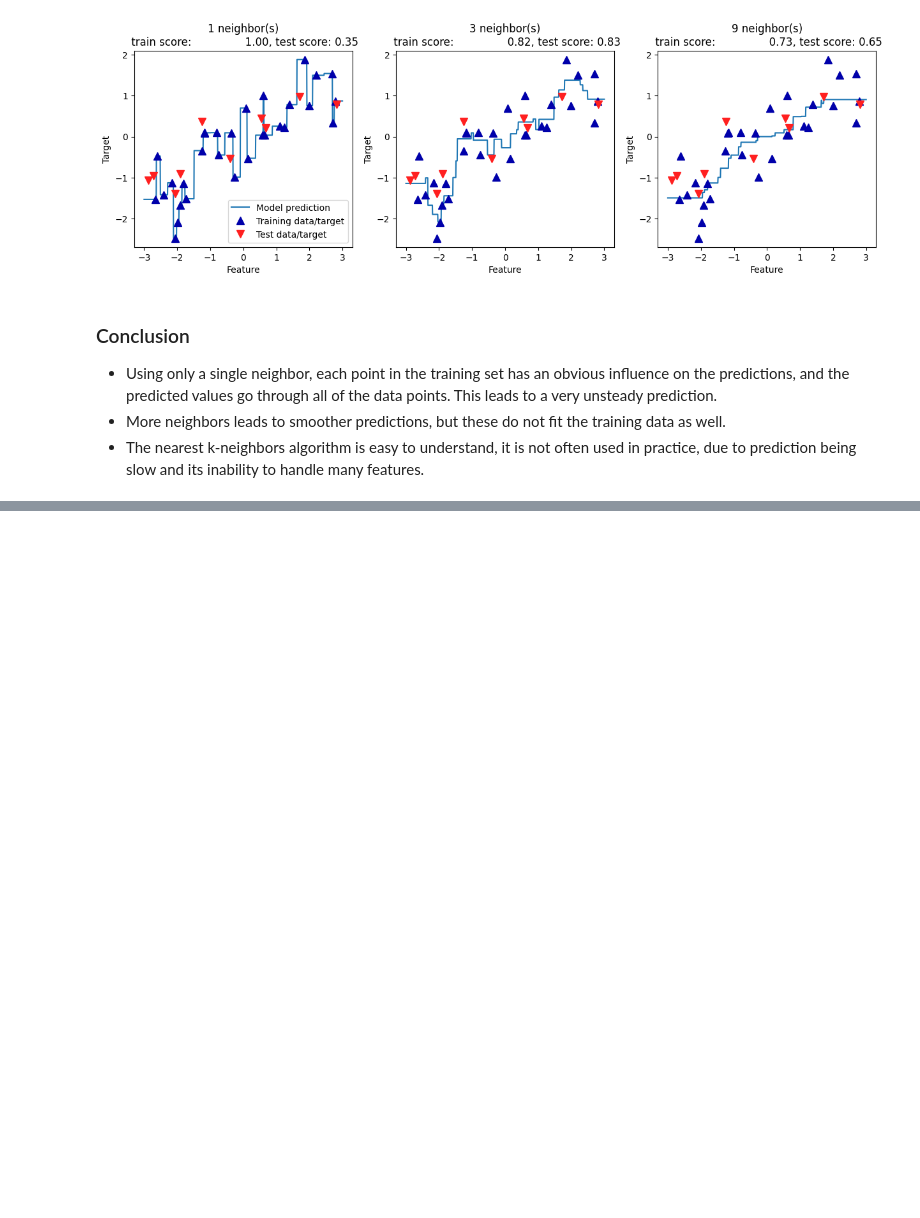
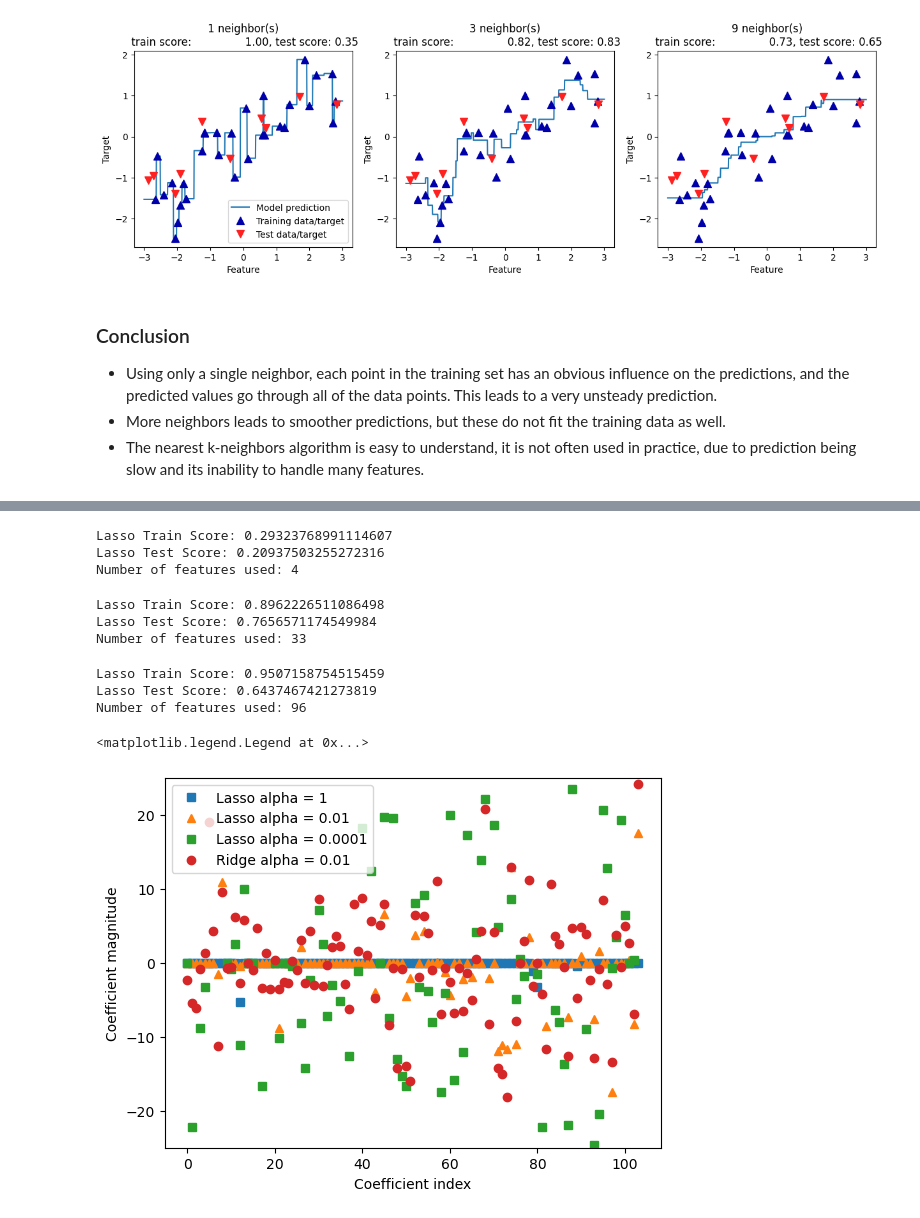
Before and after one commit to yujen-chen/intro-to-ML-with-python, a Jupyter notebook: ch02.ipynb, the cells around one changed output, grey strips where cells are left out. Cells and saved outputs as stored; diff of their text form; code cells hidden in the pictures; blank space fills up the shorter version.

```diff
--- a/ch02.ipynb
+++ b/ch02.ipynb
@@ -267,0 +478,56 @@ axes[0].legend(["Model prediction", "Training data/target", "Test data/target"],
+# %%
+# L1 Lasso: feature selection
+# with alpha=1.0 default value, the model is underfitting as the r-squared is 0.29
+from sklearn.linear_model import Lasso
+lasso = Lasso()
+lasso.fit(X_train, y_train)
+
+print(f"Lasso Train Score: {lasso.score(X_train, y_train)}")
+print(f"Lasso Test Score: {lasso.score(X_test, y_test)}")
+
+print(f"Number of features used: {(lasso.coef_ != 0).sum()}")
+# %% [output]
+Lasso Train Score: 0.29323768991114607
+Lasso Test Score: 0.20937503255272316
+Number of features used: 4
+# %%
+# try to decrease alpha and increase max_iter (max number of iterations to run)
+# A lower alpha allows us to fit a more complex model
+lasso001 = Lasso(alpha=0.01, max_iter=100000)
+lasso001.fit(X_train, y_train)
+
+print(f"Lasso Train Score: {lasso001.score(X_train, y_train)}")
+print(f"Lasso Test Score: {lasso001.score(X_test, y_test)}")
+
+print(f"Number of features used: {(lasso001.coef_ != 0).sum()}")
+# %% [output]
+Lasso Train Score: 0.8962226511086498
+Lasso Test Score: 0.7656571174549984
+Number of features used: 33
+# %%
+# if alpha is too low, it is overfitting
+lasso00001 = Lasso(alpha=0.0001, max_iter=100000)
+lasso00001.fit(X_train, y_train)
+
+print(f"Lasso Train Score: {lasso00001.score(X_train, y_train)}")
+print(f"Lasso Test Score: {lasso00001.score(X_test, y_test)}")
+
+print(f"Number of features used: {(lasso00001.coef_ != 0).sum()}")
+# %% [output]
+Lasso Train Score: 0.9507158754515459
+Lasso Test Score: 0.6437467421273819
+Number of features used: 96
+# %%
+# plot the different alpha in Lasso
+plt.plot(lasso.coef_, 's', label="Lasso alpha = 1")
+plt.plot(lasso001.coef_, '^', label="Lasso alpha = 0.01")
+plt.plot(lasso00001.coef_, 's', label="Lasso alpha = 0.0001")
+
+plt.plot(ridge01.coef_, 'o', label="Ridge alpha = 0.01")
+plt.ylim(-25, 25)
+plt.xlabel("Coefficient index")
+plt.ylabel("Coefficient magnitude")
+plt.legend(loc='best')
+# %% [output]
+<matplotlib.legend.Legend at 0x...>
+[figure, added]
```
Also changed, not shown: parts of 36 cells of this notebook.
